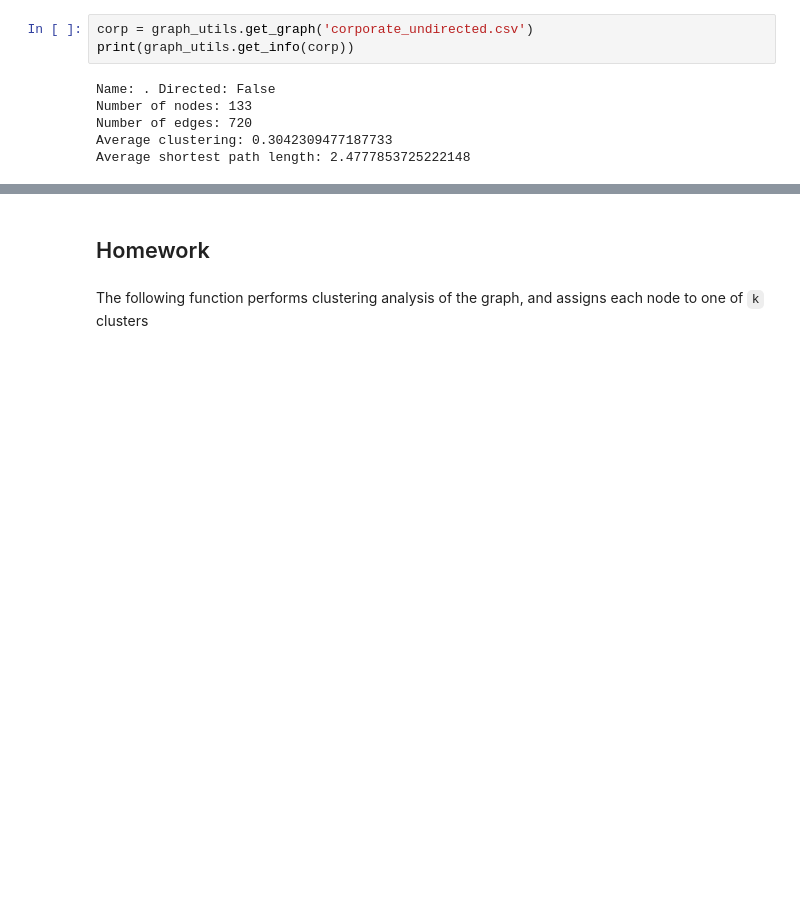
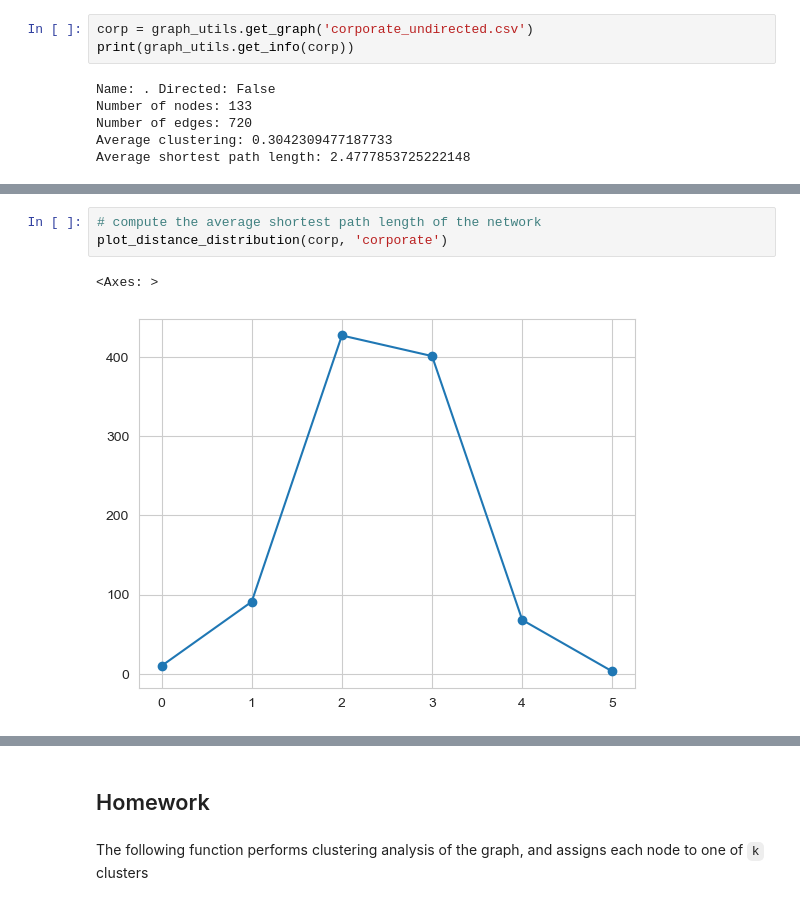
Before and after one commit to bgbg/MLConnectedWorld, a Jupyter notebook: MLConnectedWorldBook/part_01_ch02_degrees_and_distances.ipynb, the cells around one changed output, grey strips where cells are left out. Drawn from its saved outputs; the diff is of its cells as text; blank space fills up the shorter version.

```diff
--- a/MLConnectedWorldBook/part_01_ch02_degrees_and_distances.ipynb
+++ b/MLConnectedWorldBook/part_01_ch02_degrees_and_distances.ipynb
@@ -437,2 +445,8 @@ nx.draw(corp, layout, node_size=10, node_color='C0', edge_color='gray', with_lab
+# %%
+# compute the average shortest path length of the network
+plot_distance_distribution(corp, 'corporate')
+# %% [output]
+<Axes: >
+[figure, added]
 # %%
 # what can you say about the network?
```
Also changed, not shown: parts of 6 cells of this notebook, 3 other files.
